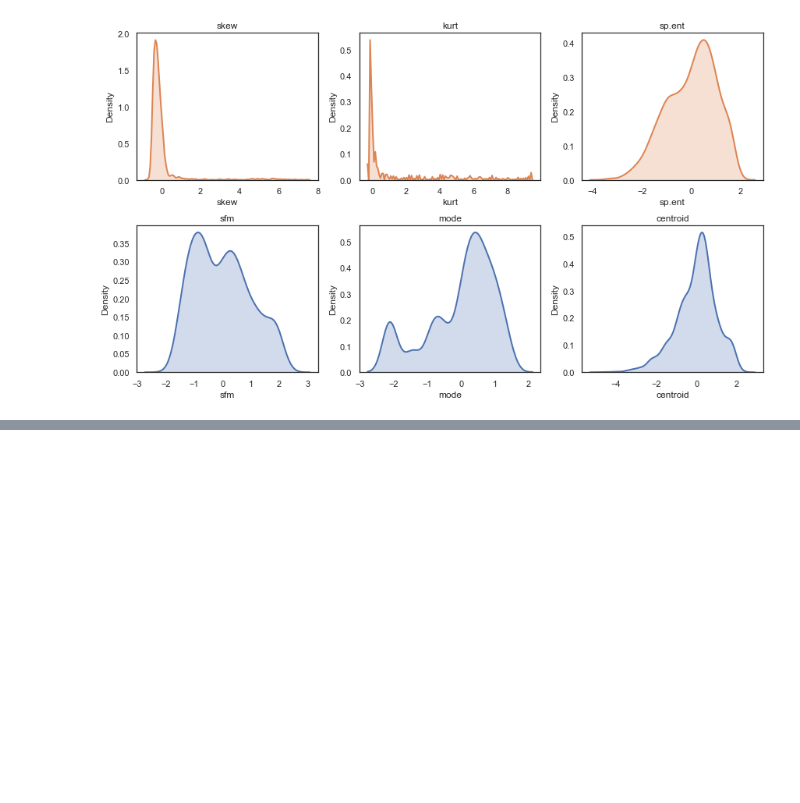
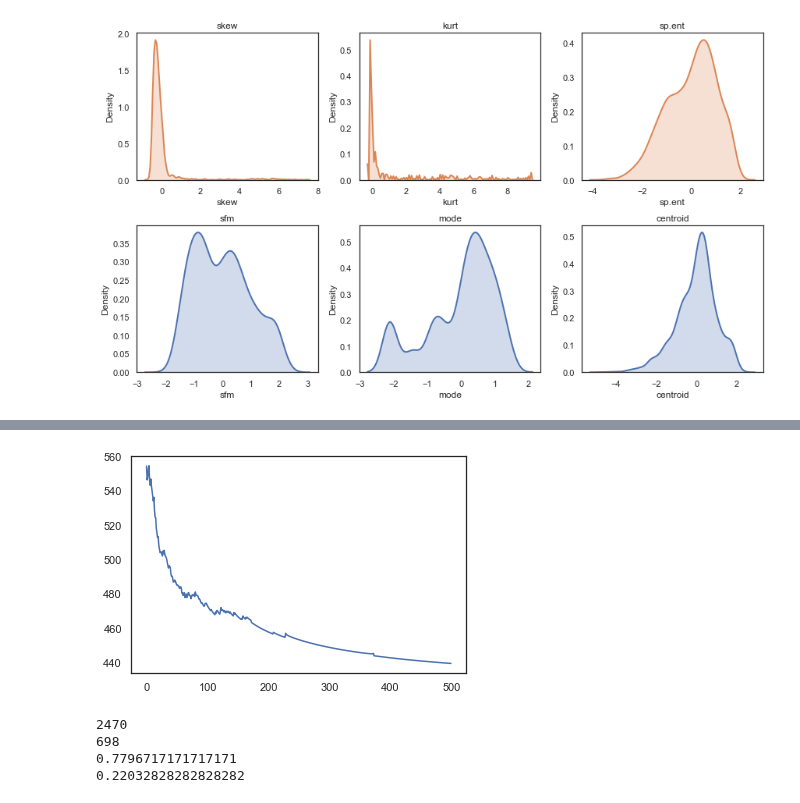
Before and after one commit to rdenadai/ia006c, a Jupyter notebook: notebooks/EFC02/EFC02.ipynb, the cells around one changed output, grey strips where cells are left out. Drawn from its saved outputs; the diff is of its cells as text; code cells hidden in the pictures; blank space fills up the shorter version.

```diff
--- a/notebooks/EFC02/EFC02.ipynb
+++ b/notebooks/EFC02/EFC02.ipynb
@@ -283,0 +374,35 @@ plt.show()
+# %%
+def one_hot_encode(x, features=2):
+    y = []
+    for lb in labels:
+        z = np.zeros((features, ))
+        z[int(lb)] = 1
+        y.append(z)
+    return np.array(y)
+
+x_train = sound_c[["skew", "kurt", "sp.ent", "sfm", "mode", "centroid"]]
+y_train = one_hot_encode(sound_c["label"])
+
+clf = LogisticRegressionImpl()
+_, J = clf.train(x_train, y_train, lr=1e-4)
+
+plt.plot(J)
+plt.show()
+
+acertos = 0
+erros = 0
+for i, a in enumerate(clf.predict(x_train)):
+    if a == np.argmax(y_train[i]):
+        acertos += 1
+    else:
+        erros += 1
+print(acertos)
+print(erros)
+print(acertos / len(y_train))
+print(erros / len(y_train))
+# %% [output]
+[figure, added]
+2470
+698
+0.7796717171717171
+0.22032828282828282
```
Also changed, not shown: parts of 14 cells of this notebook.
